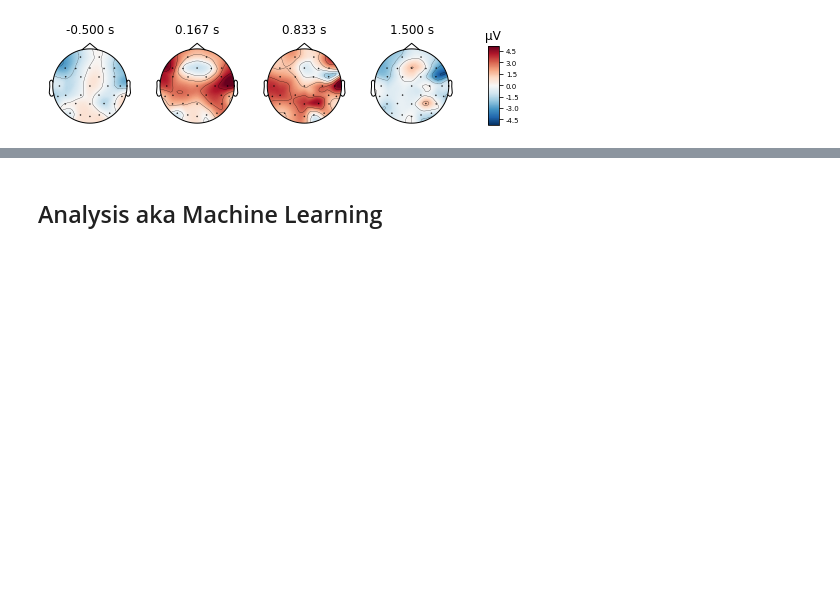
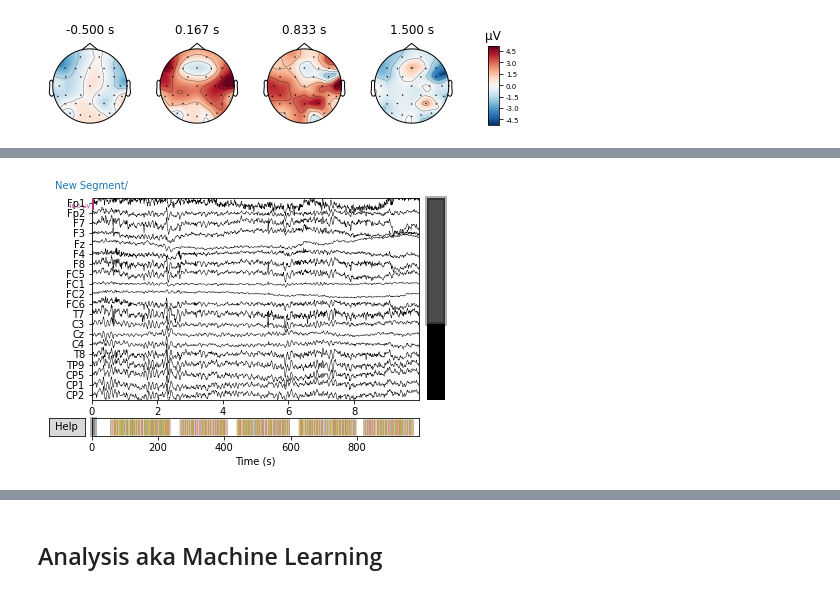
Before and after one commit to Louisenyholm/ACN_2021, a Jupyter notebook: data_scripts/portfolio.ipynb, the cells around one changed output, grey strips where cells are left out. Saved outputs shown, nothing was run; the diff lists cells and outputs as text; code cells hidden in the pictures; blank space fills up the shorter version.

```diff
--- a/data_scripts/portfolio.ipynb
+++ b/data_scripts/portfolio.ipynb
@@ -381,0 +378,5 @@ successful_evoked.plot_topomap(ch_type='eeg');
+# %%
+#Loading data
+filepath2 = os.path.join("..", "..", "EEG_data", "p2-raw.fif")
+raw2 = mne.io.read_raw_fif(filepath2, preload=True)
+raw2.load_data()
@@ -381,0 +400,4 @@ successful_evoked.plot_topomap(ch_type='eeg');
+# %%
+# Filtering at 0.1 and 40 hz
+raw2_filtered = raw2.copy().filter(l_freq=None, h_freq=40)
+raw2_filtered = raw2_filtered.filter(l_freq=0.1, h_freq=None)
@@ -381,0 +422,7 @@ successful_evoked.plot_topomap(ch_type='eeg');
+# %%
+# Artifact detection and correction
+# looking at the channels
+raw2_filtered.plot();
+# Not excluding any channels
+# %% [output]
+[figure, added]
```
Also changed, not shown: parts of 26 cells of this notebook, 1 other file.
